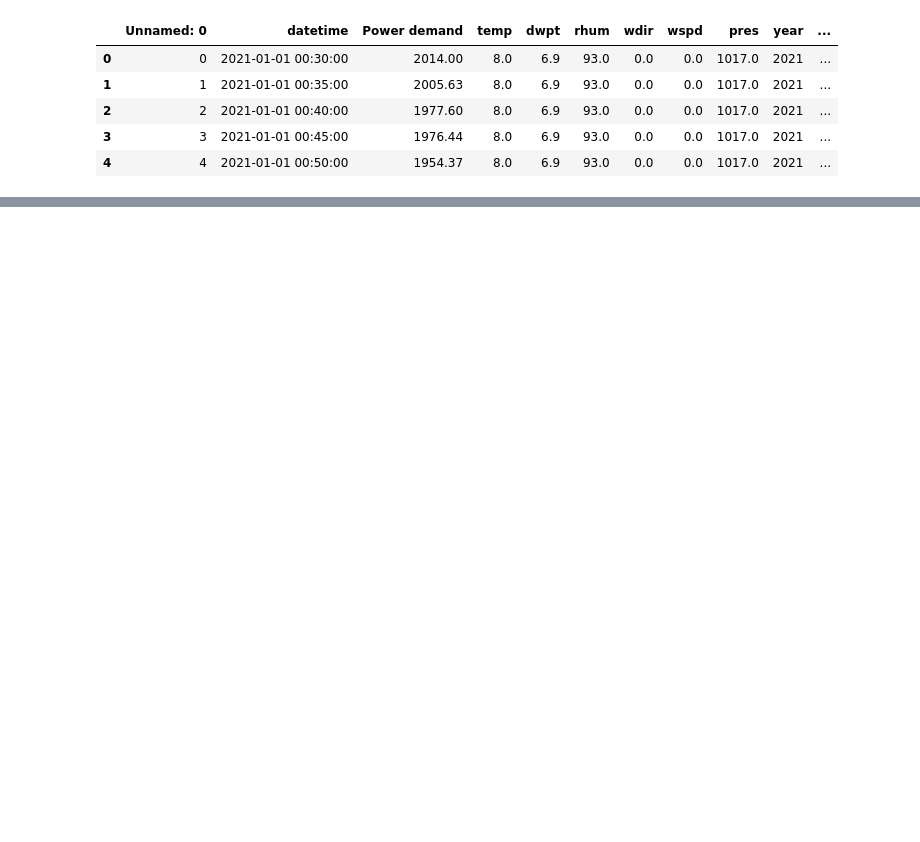
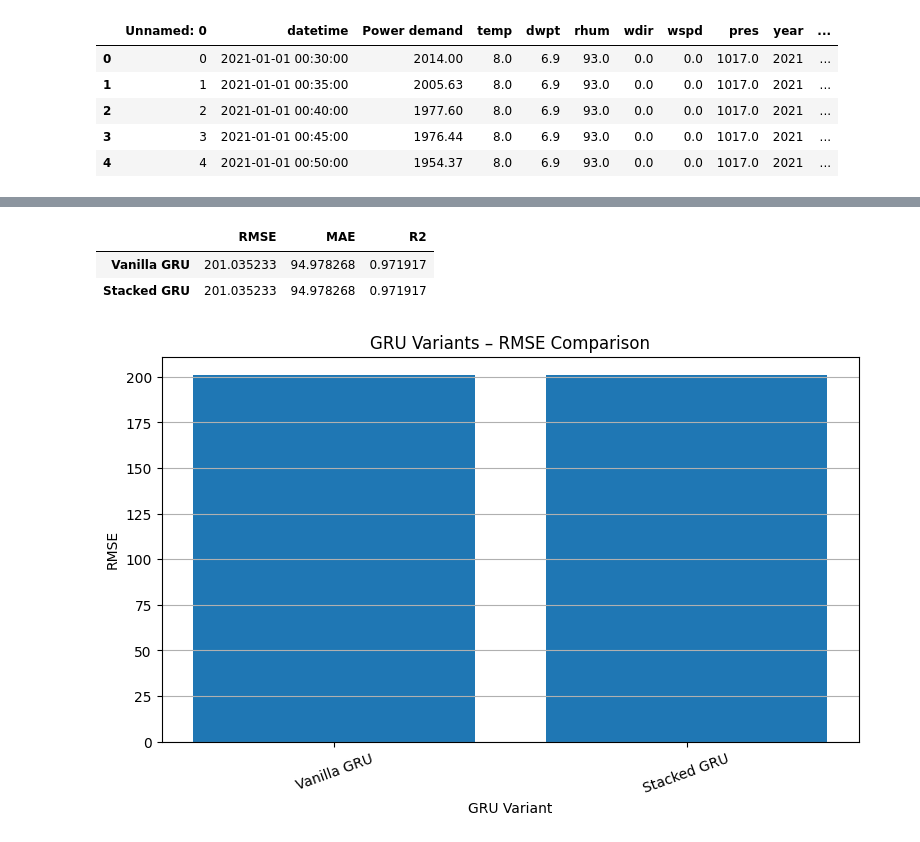
Before and after one commit to Danieljoshua720/Electricity-demand-forecasting-AIML, a Jupyter notebook: GRU.ipynb, the cells around one changed output, grey strips where cells are left out. Drawn from its saved outputs; the diff is of its cells as text; code cells hidden in the pictures; blank space fills up the shorter version.

```diff
--- a/GRU.ipynb
+++ b/GRU.ipynb
@@ -543,0 +593,27 @@ plt.show()
+# %%
+results = {
+   "Vanilla GRU": {"RMSE": rmse, "MAE": mae, "R2": r2},
+   "Stacked GRU": {"RMSE": rmse, "MAE": mae, "R2": r2},
+}
+# %%
+import pandas as pd
+
+results_df = pd.DataFrame.from_dict(results, orient="index")
+results_df
+# %% [output]
+|  | RMSE | MAE | R2 |
+| Vanilla GRU | 201.035233 | 94.978268 | 0.971917 |
+| Stacked GRU | 201.035233 | 94.978268 | 0.971917 |
+# %%
+import matplotlib.pyplot as plt
+
+plt.figure(figsize=(9,5))
+plt.bar(results_df.index, results_df["RMSE"])
+plt.title("GRU Variants – RMSE Comparison")
+plt.xlabel("GRU Variant")
+plt.ylabel("RMSE")
+plt.xticks(rotation=20)
+plt.grid(axis="y")
+plt.show()
+# %% [output]
+[figure, added]
```
Also changed, not shown: parts of 19 cells of this notebook.
